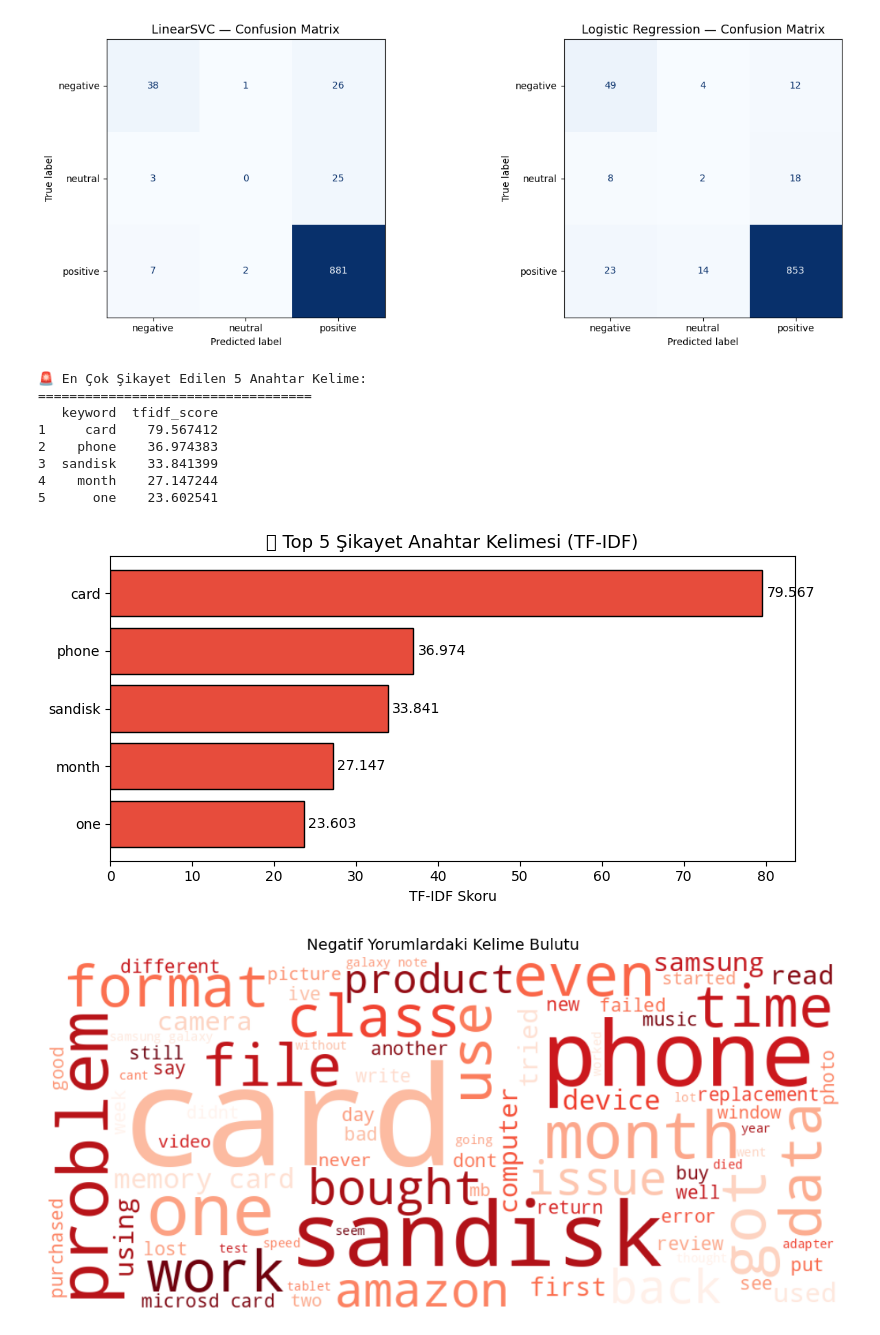
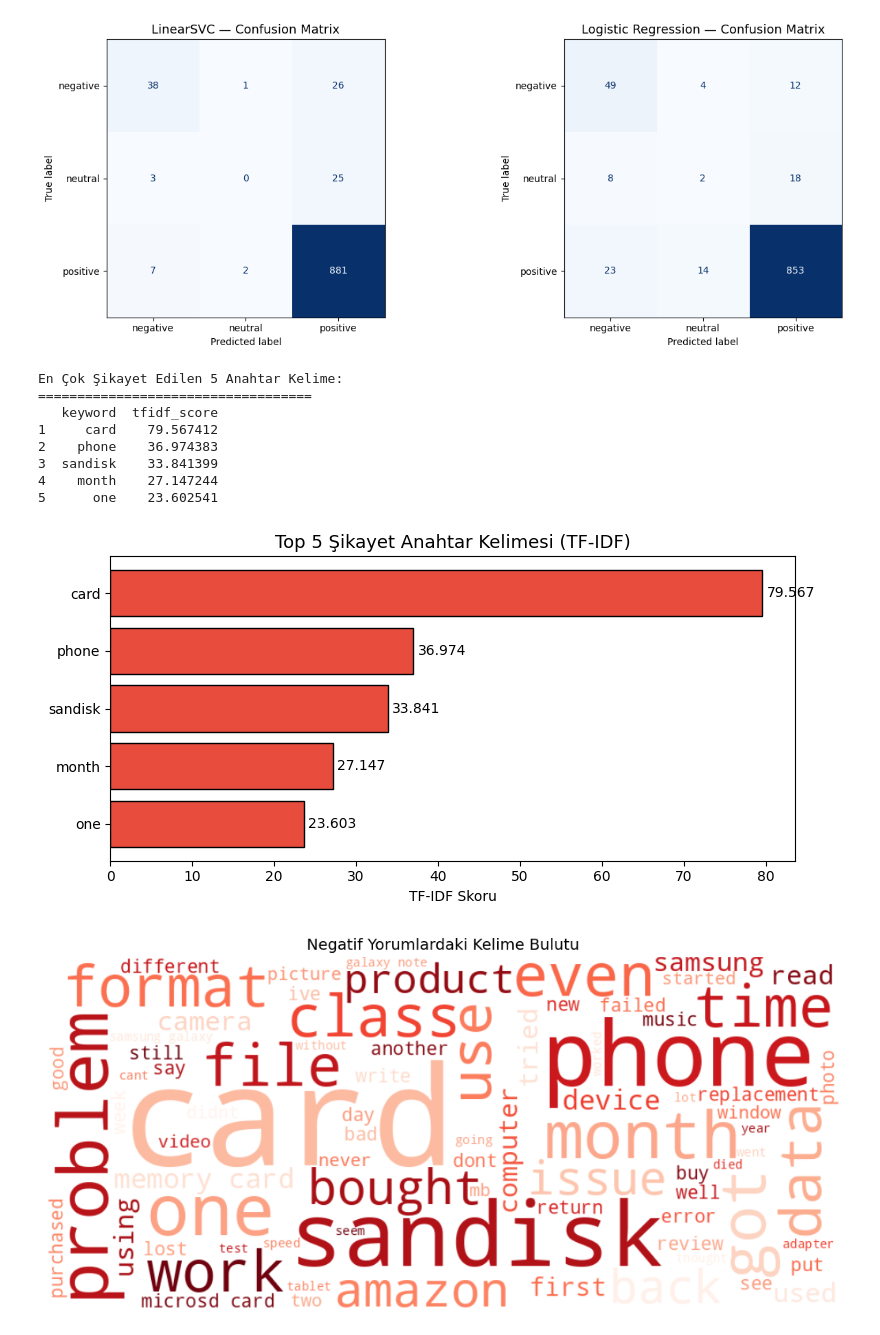
Before and after one commit to BerzanBaran/amazon-review-sentiment-analysis, a Jupyter notebook: gorev1.ipynb, the cells around one changed output. Drawn from its saved outputs; the diff is of its cells as text; code cells hidden in the pictures.

```diff
--- a/gorev1.ipynb
+++ b/gorev1.ipynb
@@ -192,37 +194,37 @@ plt.show()
 negative_texts = df[df['sentiment'] == 'negative']['clean_text']
 
 tfidf_neg = TfidfVectorizer(max_features=50, ngram_range=(1, 1))
 neg_matrix = tfidf_neg.fit_transform(negative_texts)
 
 scores = np.array(neg_matrix.sum(axis=0)).flatten()
 keywords = tfidf_neg.get_feature_names_out()
 
 neg_df = pd.DataFrame({'keyword': keywords, 'tfidf_score': scores})
 top5 = neg_df.sort_values('tfidf_score', ascending=False).head(5).reset_index(drop=True)
 top5.index += 1
 
-print("🚨 En Çok Şikayet Edilen 5 Anahtar Kelime:")
+print("En Çok Şikayet Edilen 5 Anahtar Kelime:")
 print("=" * 35)
 print(top5.to_string())
 
 #Görselleştirme
 fig, ax = plt.subplots(figsize=(8, 4))
 bars = ax.barh(top5['keyword'][::-1], top5['tfidf_score'][::-1], color='#e74c3c', edgecolor='black')
 ax.bar_label(bars, fmt='%.3f', padding=3)
-ax.set_title("🚨 Top 5 Şikayet Anahtar Kelimesi (TF-IDF)", fontsize=13)
+ax.set_title("Top 5 Şikayet Anahtar Kelimesi (TF-IDF)", fontsize=13)
 ax.set_xlabel("TF-IDF Skoru")
 plt.tight_layout()
 plt.show()
 # %% [output]
-🚨 En Çok Şikayet Edilen 5 Anahtar Kelime:
+En Çok Şikayet Edilen 5 Anahtar Kelime:
 ===================================
    keyword  tfidf_score
 1     card    79.567412
 2    phone    36.974383
 3  sandisk    33.841399
 4    month    27.147244
 5      one    23.602541
-[figure, old version]
+[figure, new version]
 # %%
 #Negatif Yorum WordCloud
 neg_corpus = " ".join(negative_texts)
```
Also changed, not shown: parts of 3 cells of this notebook.
